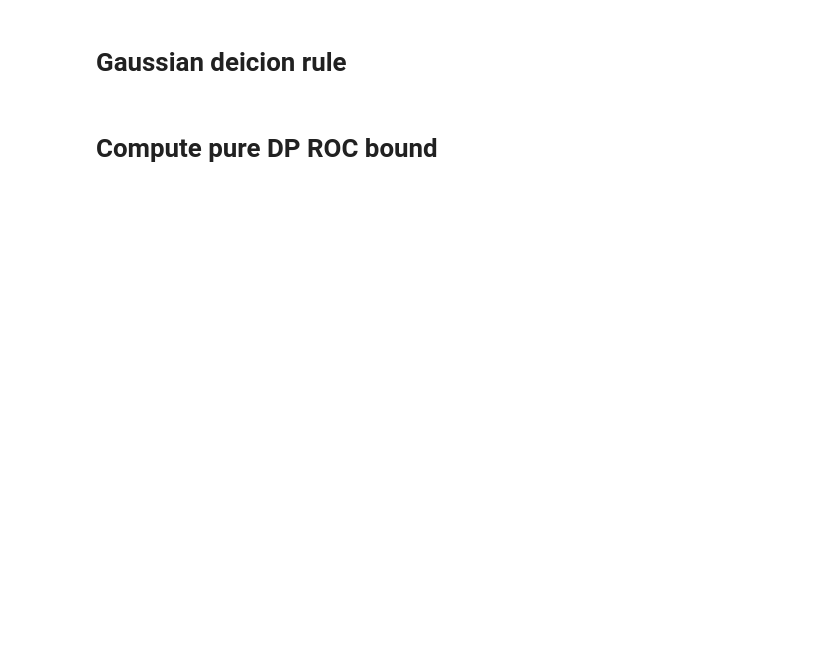
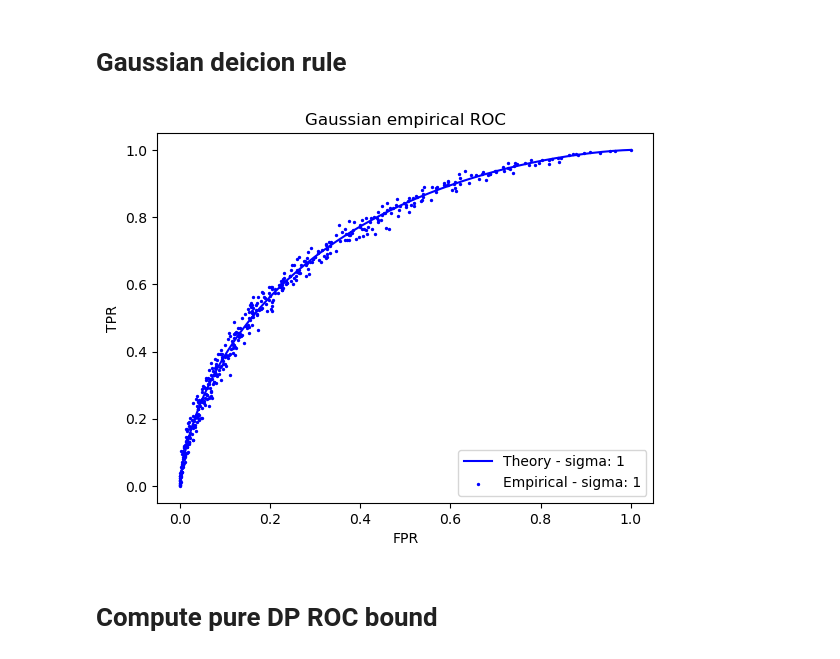
Before and after one commit to moshenfeld/Applied_DP_course, a Jupyter notebook: Lecture_3.ipynb, the cells around one changed output. Cells and saved outputs as stored; diff of their text form; code cells hidden in the pictures; blank space fills up the shorter version.

```diff
--- a/Lecture_3.ipynb
+++ b/Lecture_3.ipynb
@@ -5,9 +5,9 @@ import numpy as np
 import scipy
 # %% [markdown]
 # Gaussian theoretical ROC
-# %%
-def Gaussian_theoretical_ROC(FPR, mu_0, mu_1, sigma):
-    return 0
+# %%
+def Gaussian_theoretical_ROC(FPR, mu_0, mu_1, sigma):
+    return 1-scipy.stats.norm.cdf(scipy.stats.norm.ppf(1-FPR, loc=mu_0, scale=sigma), loc=mu_1, scale=sigma)
 # %%
 def plot_theoretical_ROC(FPR, TPR_list, sigma_array, title):
     colors = list(mcolors.BASE_COLORS)
@@ -30,35 +32,47 @@ plot_theoretical_ROC(FPR_range, TPR_list, params, 'Gaussian ROC')
 # Gaussian deicion rule
 # %%
 def Gaussian_decision_rule(sample, FPR, mu_1, sigma):
-    return 0
+    return sample > scipy.stats.norm.ppf(FPR, loc=mu_1, scale=sigma)
 
 def Gaussian_experiment(mu_0, mu_1, sigma, num_trials, FPR):
-    TP = FN = FP = TN = 0
+    sam_0 = np.random.normal(mu_0, sigma, num_trials)
+    sam_1 = np.random.normal(mu_1, sigma, num_trials)
+    exp_0 = Gaussian_decision_rule(sam_0, FPR, mu_1, sigma)
+    exp_1 = Gaussian_decision_rule(sam_1, FPR, mu_1, sigma)
+    TP = np.sum(exp_1)
+    FN = num_trials - TP
+    FP = np.sum(exp_0)
+    TN = num_trials - FP
     return np.array([TP, FN, FP, TN])
 # %%
-def plot_empirical_ROC(results_array, sigma_array, title):
+def plot_ROC(results_array, FPR, TPR_list, sigma_array, title):
     colors = list(mcolors.BASE_COLORS)
     for i, results in enumerate(results_array):
+        plt.plot(FPR, TPR_list[i], label='Theory - sigma: '+str(sigma_array[i]), color=colors[i])
         TP = results[:,0]
         FN = results[:,1]
         FP = results[:,2]
         TN = results[:,3]
         TPR = TP/(TP+FN)
-        FPR = FP/(FP+TN)
-        plt.scatter(FPR, TPR, label='sigma: '+str(sigma_array[i]), s=1.5, color=colors[i])
+        FPR_emp = FP/(FP+TN)
+        plt.scatter(FPR_emp, TPR, label='Empirical - sigma: '+str(sigma_array[i]), s=2, color=colors[i])
     plt.xlabel('FPR')
     plt.ylabel('TPR')
     plt.legend(loc ="lower right")
     plt.title(title)
     plt.show()
 # %%
-FPR_range = np.linspace(0, 1, 100)
+FPR_range = np.linspace(0, 1, 500)
 mu_0 = 0
 mu_1 = 1
 sigma = 1
-results = [np.array([Gaussian_experiment(mu_0, mu_1, sigma, 1000, FPR) for FPR in FPR_range])]
+num_trials = 1000
+TPR_list = [Gaussian_theoretical_ROC(FPR_range, mu_0, mu_1, sigma)]
+results = [np.array([Gaussian_experiment(mu_0, mu_1, sigma, num_trials, FPR) for FPR in FPR_range])]
 params = [sigma]
-plot_empirical_ROC(results, params, 'Gaussian empirical ROC')
+plot_ROC(results, FPR_range, TPR_list, params, 'Gaussian empirical ROC')
+# %% [output]
+[figure, added]
 # %% [markdown]
 # Compute pure DP ROC bound
 # %%
```
Also changed, not shown: parts of 2 cells of this notebook.
